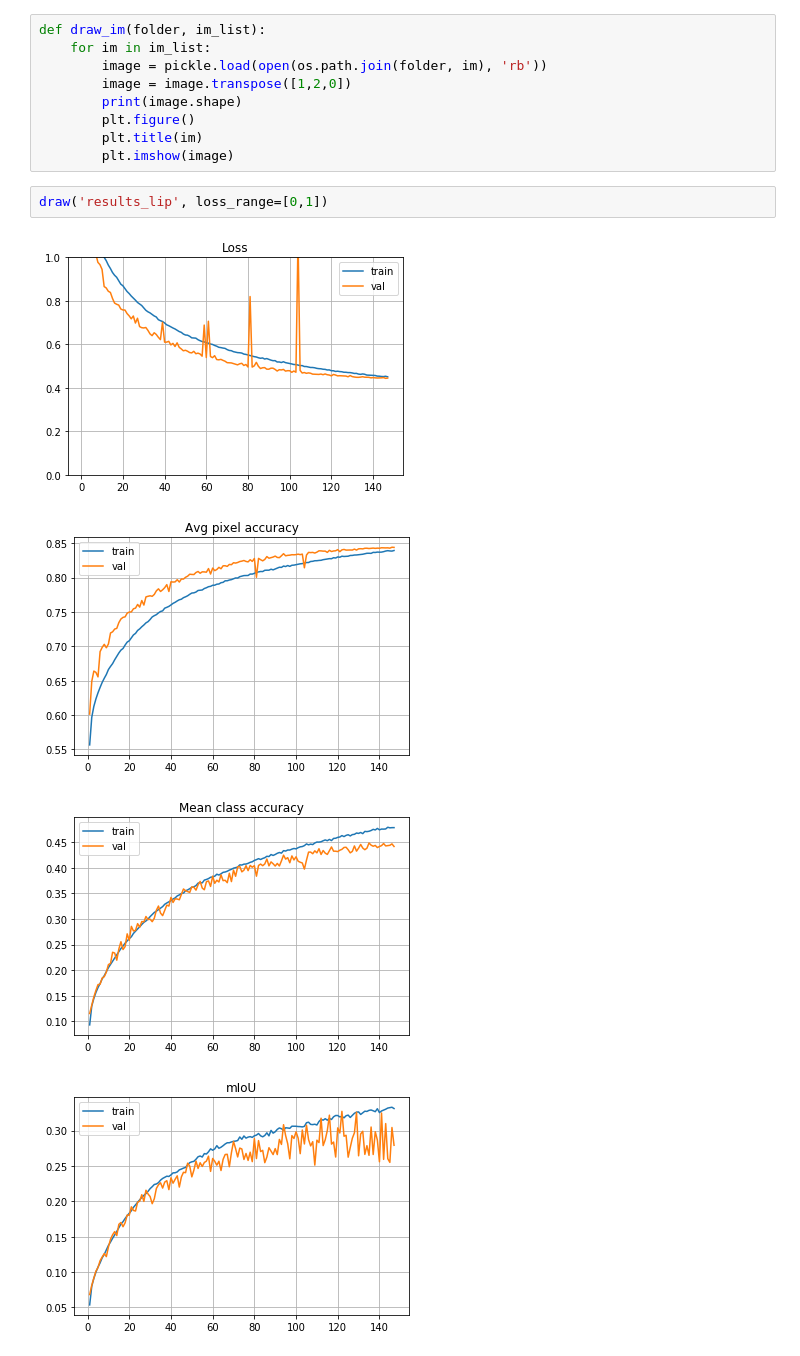
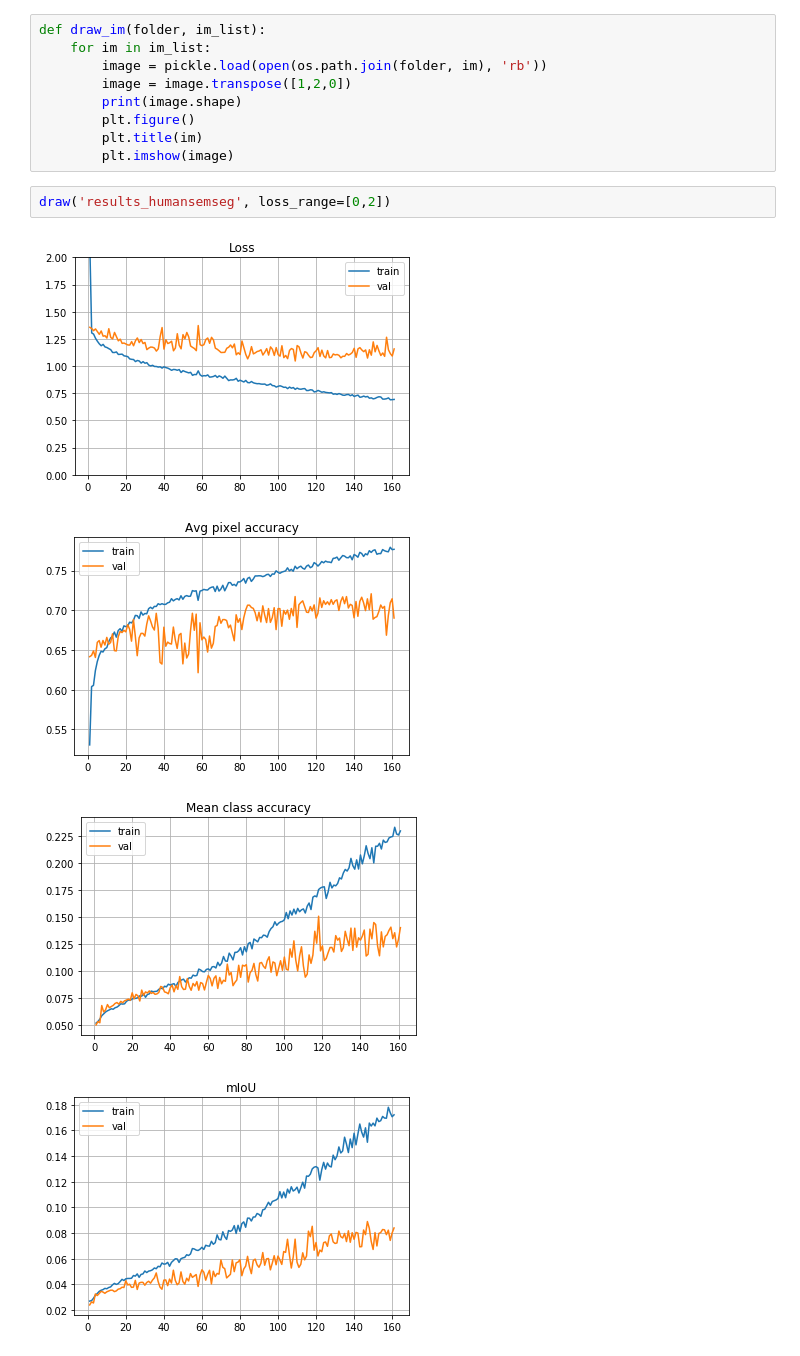
Before and after one commit to wenliangdai/msc-project, a Jupyter notebook: visualisation.ipynb, the cells around one changed output. Saved outputs shown, nothing was run; the diff lists cells and outputs as text.

```diff
--- a/visualisation.ipynb
+++ b/visualisation.ipynb
@@ -60,9 +60,9 @@ def draw_im(folder, im_list):
         plt.title(im)
         plt.imshow(image)
 # %%
-draw('results_lip', loss_range=[0,1])
+draw('results_humansemseg', loss_range=[0,2])
 # %% [output]
-[figure, old version]
+[figure, new version]
-[figure, old version]
+[figure, new version]
-[figure, old version]
+[figure, new version]
-[figure, old version]
+[figure, new version]
```
Also changed, not shown: 5 other files.
